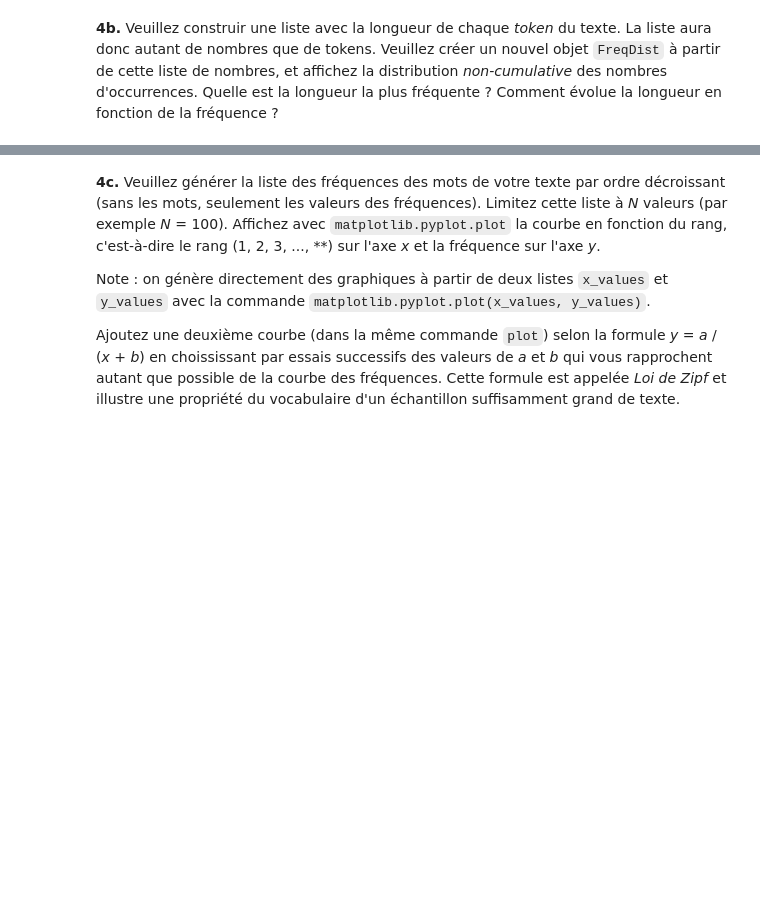
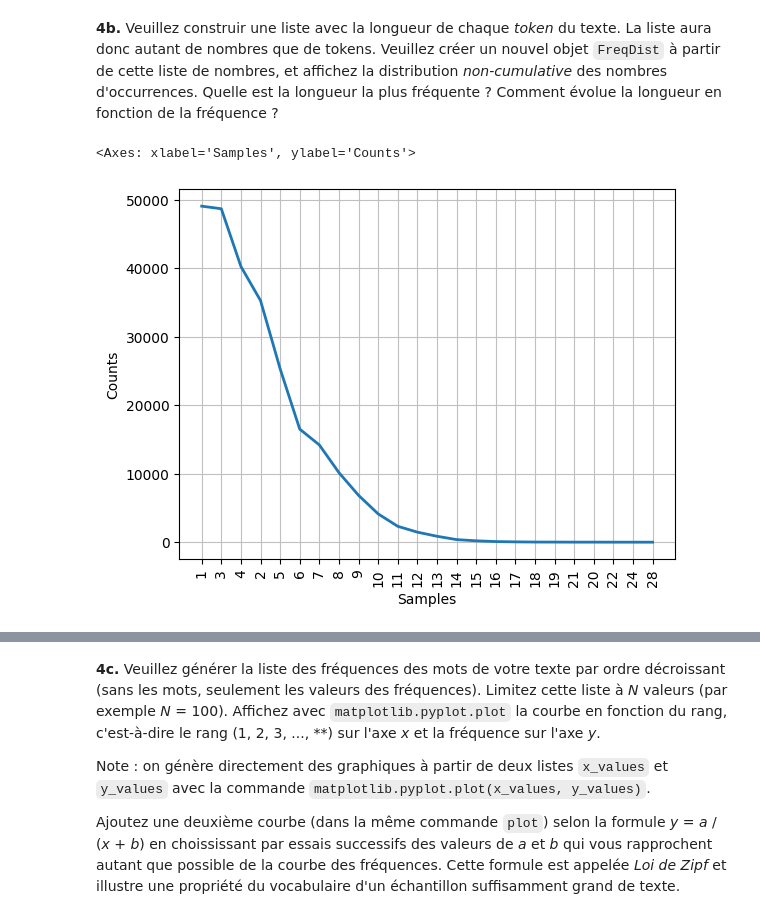
Before and after one commit to GuggisbergSimon/HEIG-TAL-Labos, a Jupyter notebook: TAL_Labo1b_student.ipynb, the cells around one changed output, grey strips where cells are left out. Drawn from its saved outputs; the diff is of its cells as text; code cells hidden in the pictures; blank space fills up the shorter version.

```diff
--- a/TAL_Labo1b_student.ipynb
+++ b/TAL_Labo1b_student.ipynb
@@ -305,3 +309,9 @@ import matplotlib.pyplot
 **4b.** Veuillez construir une liste avec la longueur de chaque _token_ du texte.  La liste aura donc autant de nombres que de tokens.  Veuillez créer un nouvel objet `FreqDist` à partir de cette liste de nombres, et affichez la distribution _non-cumulative_ des nombres d'occurrences.  Quelle est la longueur la plus fréquente ?  Comment évolue la longueur en fonction de la fréquence ?
 # %%
 # Veuillez écrire votre code ci-dessous, puis exécuter cette cellule.
+token_lengths = [len(token) for token in tokenized_all]
+freq_dist_lengths = nltk.FreqDist(token_lengths)
+freq_dist_lengths.plot()
+# %% [output]
+<Axes: xlabel='Samples', ylabel='Counts'>
+[figure, added]
```
Also changed, not shown: parts of 6 cells of this notebook.
